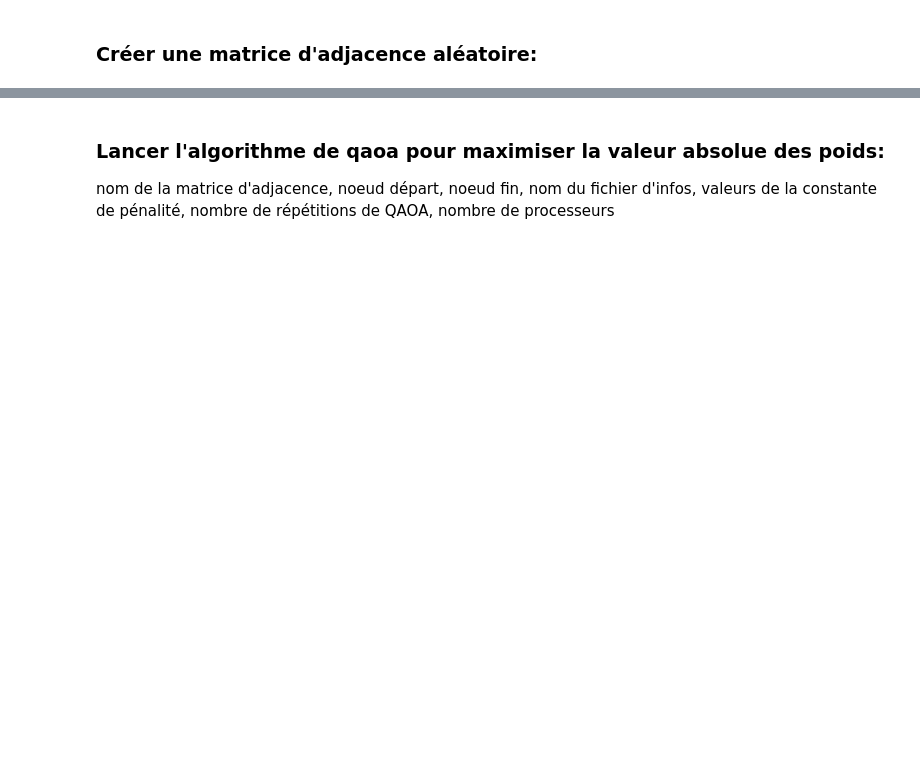
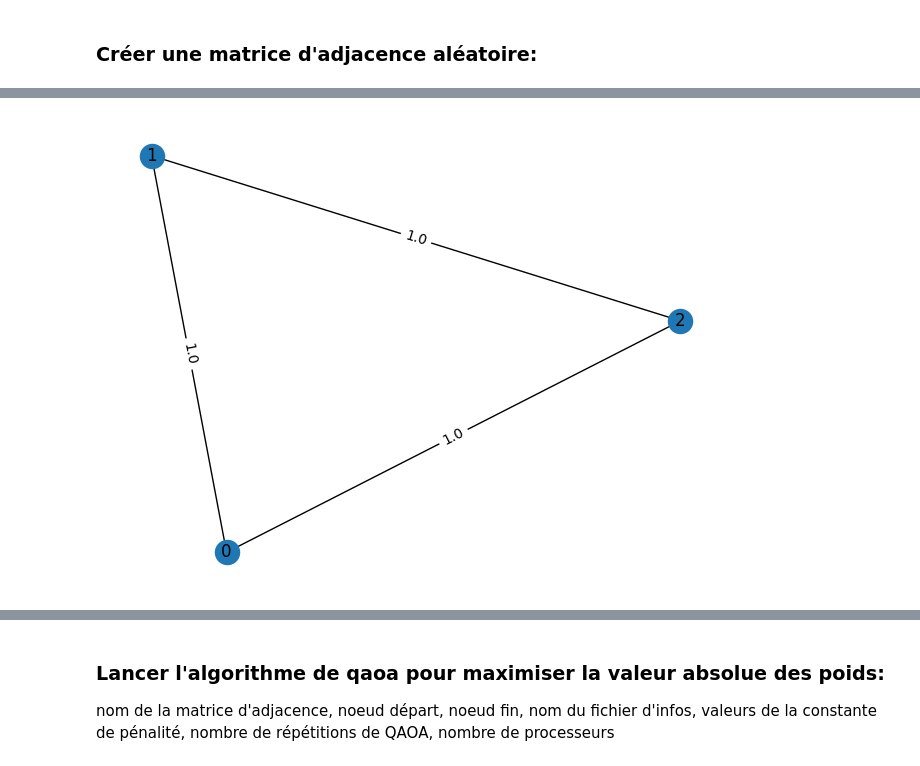
Before and after one commit to scilus/quactography, a Jupyter notebook: scripts/demo.ipynb, the cells around one changed output, grey strips where cells are left out. Saved outputs shown, nothing was run; the diff lists cells and outputs as text; code cells hidden in the pictures; blank space fills up the shorter version.

```diff
--- a/scripts/demo.ipynb
+++ b/scripts/demo.ipynb
@@ -45 +27,6 @@ Figure(640x480)
+# %%
+!python 2_draw_random_adj_matrix.py rand_graph rand_graph_visu
+display(Image(filename='rand_graph_visu.png'))
+# %% [output]
+[figure, added]
 # %%
```
Also changed, not shown: parts of 7 cells of this notebook, 14 other files.
